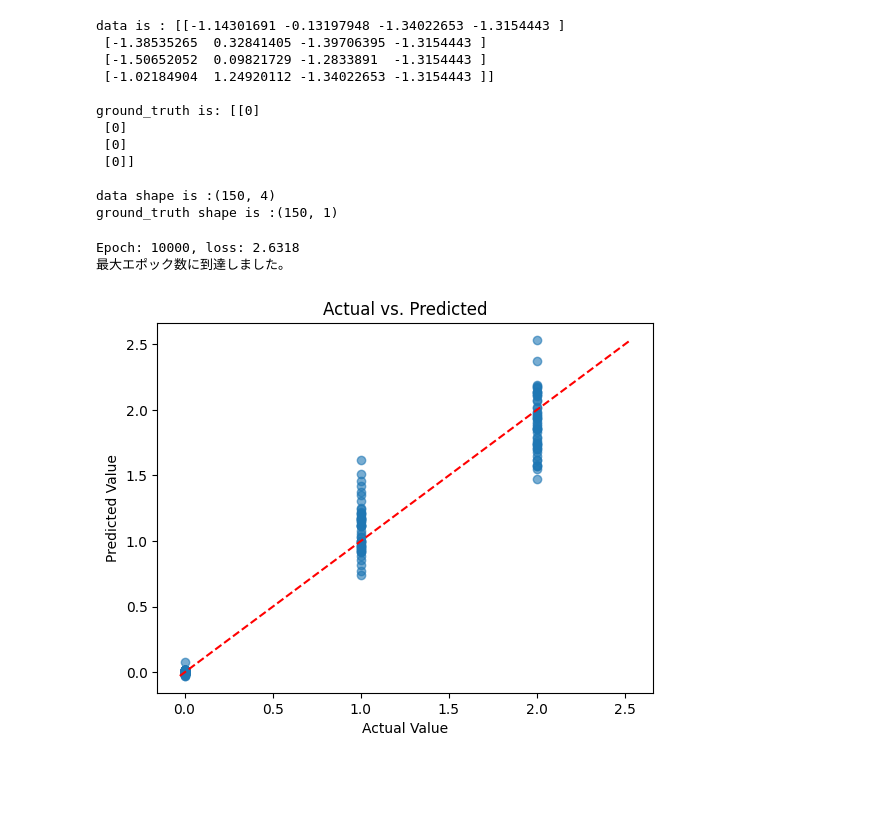
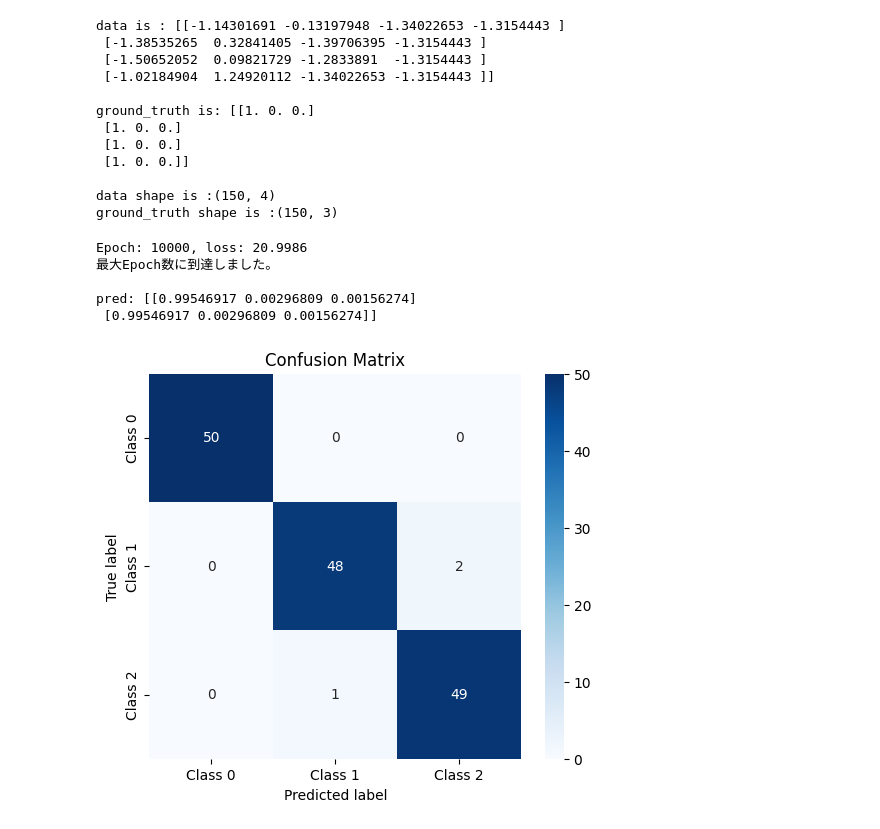
Before and after one commit to Sugata10723/DL, a Jupyter notebook: demo.ipynb, the cells around one changed output. Cells and saved outputs as stored; diff of their text form; code cells hidden in the pictures; blank space fills up the shorter version.

Commit message:
minibatch処理、softmax関数を追加

```diff
--- a/demo.ipynb
+++ b/demo.ipynb
@@ -16,10 +12,14 @@ import matplotlib.pyplot as plt
 # %%
 # 多クラス分類
 data_iris = load_iris()
-data, ground_truth = data_iris.data, data_iris.target
-ground_truth = ground_truth.reshape(-1, 1)
+data, y_true = data_iris.data, data_iris.target
 scaler = StandardScaler()
 data = scaler.fit_transform(data)
+
+ground_truth = np.zeros((len(y_true), 3)) # 3class分類問題
+for i in range(len(y_true)):
+    ground_truth[i][y_true[i]] = 1
+
 
 print(f"data is : {data[1:5, :]}\n")
 print(f"ground_truth is: {ground_truth[1:5]}\n")
@@ -31,42 +31,46 @@ data is : [[-1.14301691 -0.13197948 -1.34022653 -1.3154443 ]
  [-1.50652052  0.09821729 -1.2833891  -1.3154443 ]
  [-1.02184904  1.24920112 -1.34022653 -1.3154443 ]]
 
-ground_truth is: [[0]
- [0]
- [0]
- [0]]
+ground_truth is: [[1. 0. 0.]
+ [1. 0. 0.]
+ [1. 0. 0.]
+ [1. 0. 0.]]
 
 data shape is :(150, 4)
-ground_truth shape is :(150, 1)
+ground_truth shape is :(150, 3)
 # %%
 # softmax関数を実装する
-layers = [10, 1]
-model = BackPropagation(data=data,  ground_truth=ground_truth, layers=layers, activation=ReLU(), loss_fn=MSE())
+layers = (10, 3)
+model = BackPropagation(layers, activation=ReLU(), last_activation=Softmax(), loss_fn=CrossEntropy())
 
-model.fit(step_size = 1e-2, threshold=1e-4, max_itr=10000)
-pred = model.predict(data=data)
+model.fit(data, ground_truth, step_size = 1e-2, threshold=1e-4, max_itr=10000)
+pred = model.predict(data)
 
-#print(f"\npred: {pred}")
+print(f"\npred: {pred[0:2, :]}")
 # %% [output]
-Epoch: 10000, loss: 2.6318
-最大エポック数に到達しました。
+Epoch: 10000, loss: 20.9986
+最大Epoch数に到達しました。
+
+pred: [[0.99546917 0.00296809 0.00156274]
+ [0.99546917 0.00296809 0.00156274]]
 # %%
-# y_true, y_pred はどちらも shape=(n_samples,) または (n_samples,1)
-y_true = ground_truth.flatten()
-y_pred = model.predict(data)
-y_pred = y_pred.reshape(-1, 1).flatten()  # あなたのモデルの予測出力
+import seaborn as sns
+from sklearn.metrics import confusion_matrix
 
-plt.figure()
-plt.scatter(y_true, y_pred, alpha=0.6)
-# 理想ライン y=x も描く
-lims = [min(y_true.min(), y_pred.min()), max(y_true.max(), y_pred.max())]
-plt.plot(lims, lims, 'r--')
-plt.xlabel("Actual Value")
-plt.ylabel("Predicted Value")
-plt.title("Actual vs. Predicted")
+class_pred = np.argmax(pred, axis=1)
+y_pred = class_pred.flatten()
+cm = confusion_matrix(y_true, y_pred)
+class_names = [f"Class {i}" for i in range(cm.shape[0])]
+
+plt.figure(figsize=(6,5))
+sns.heatmap(cm, annot=True, fmt="d", cmap="Blues",
+            xticklabels=class_names, yticklabels=class_names)
+plt.xlabel("Predicted label")
+plt.ylabel("True label")
+plt.title("Confusion Matrix")
 plt.show()
 # %% [output]
-[figure, old version]
+[figure, new version]
 # %%
 diab = load_diabetes()
 X, y = diab.data, diab.target
```
Also changed, not shown: parts of 4 cells of this notebook, 5 other files.
